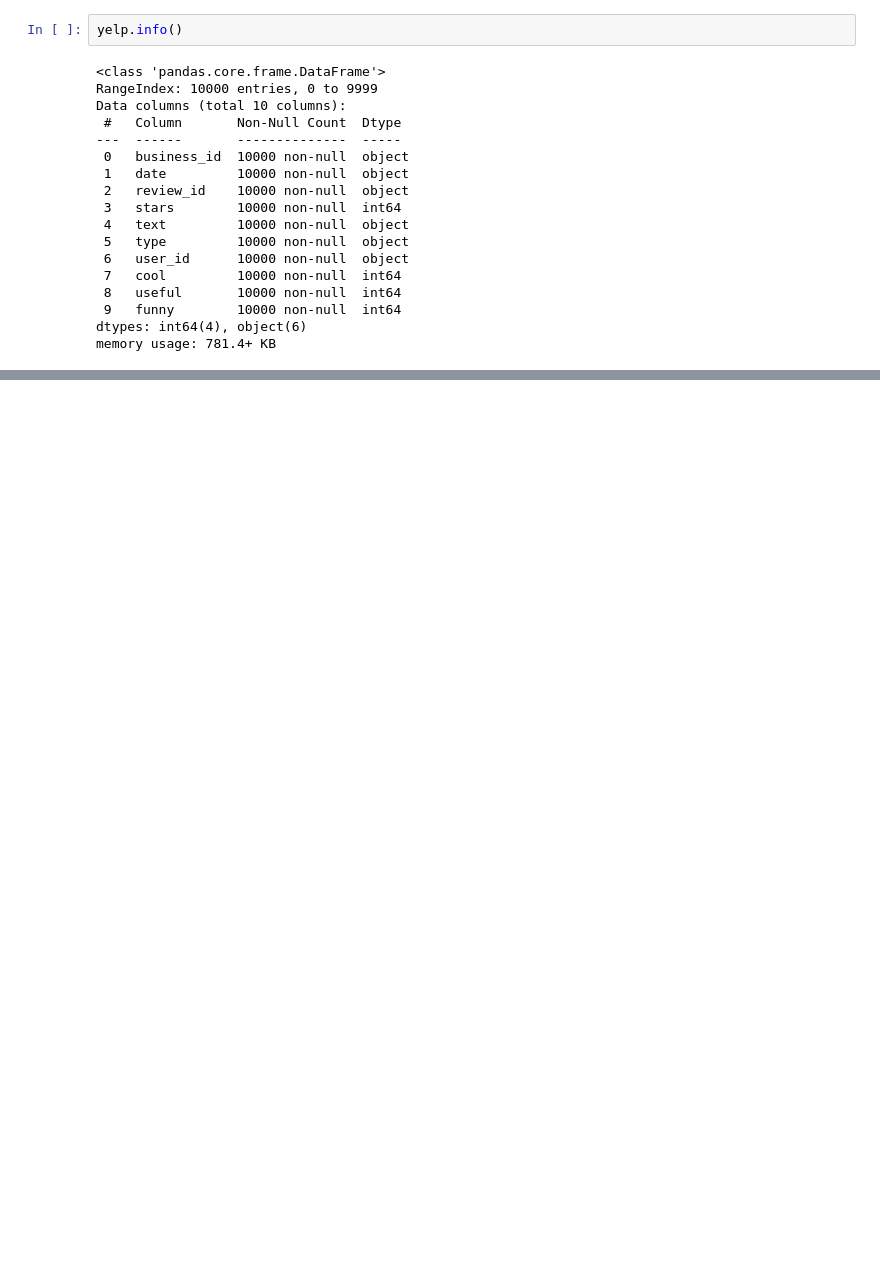
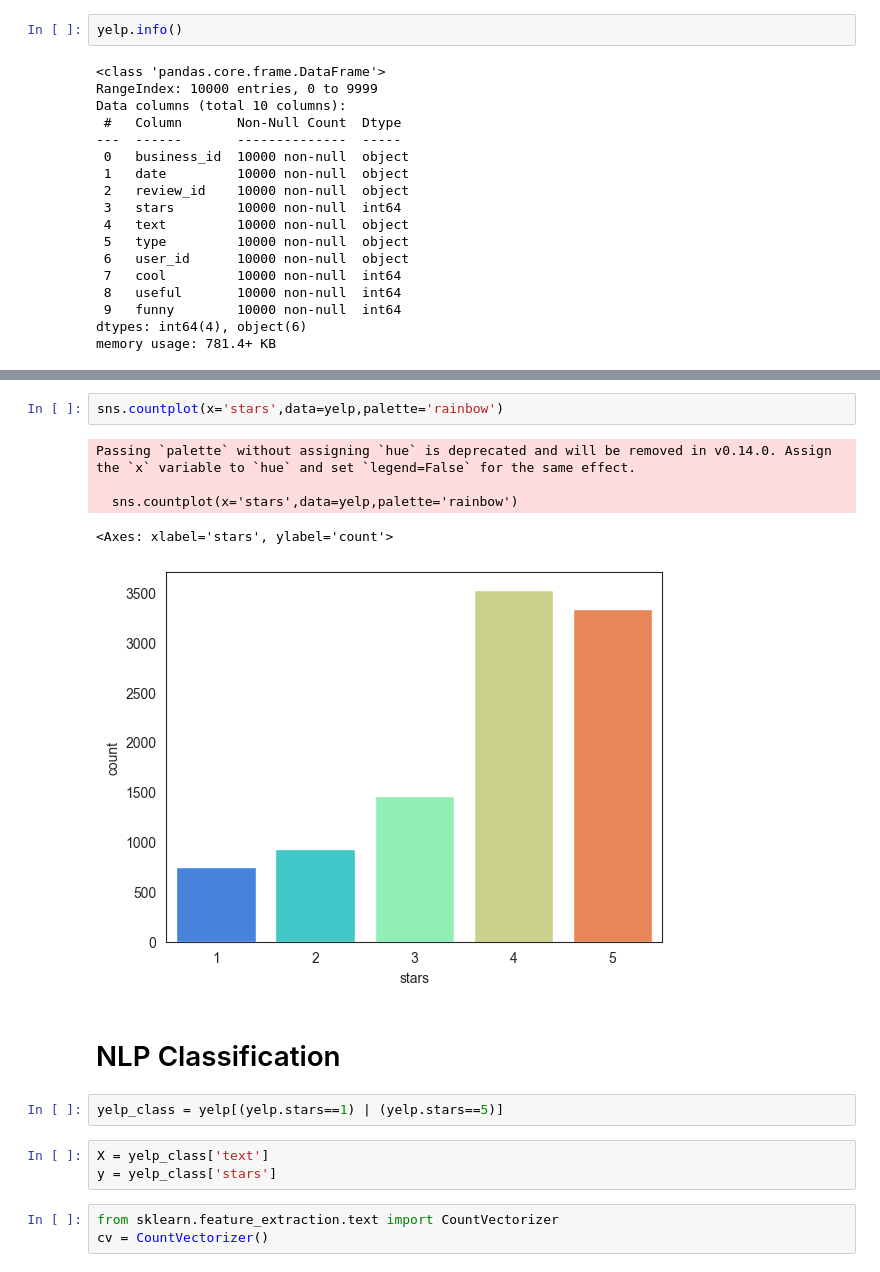
Before and after one commit to zeynepersen/Natural-language-processing, a Jupyter notebook: classify-yelp-reviews/classify-yelp-reviews.ipynb, the cells around one changed output, grey strips where cells are left out. Drawn from its saved outputs; the diff is of its cells as text; blank space fills up the shorter version.

```diff
--- a/classify-yelp-reviews/classify-yelp-reviews.ipynb
+++ b/classify-yelp-reviews/classify-yelp-reviews.ipynb
@@ -34,0 +68,18 @@ memory usage: 781.4+ KB
+# %%
+sns.countplot(x='stars',data=yelp,palette='rainbow')
+# %% [output]
+Passing `palette` without assigning `hue` is deprecated and will be removed in v0.14.0. Assign the `x` variable to `hue` and set `legend=False` for the same effect.
+
+  sns.countplot(x='stars',data=yelp,palette='rainbow')
+<Axes: xlabel='stars', ylabel='count'>
+[figure, added]
+# %% [markdown]
+# NLP Classification
+# %%
+yelp_class = yelp[(yelp.stars==1) | (yelp.stars==5)]
+# %%
+X = yelp_class['text']
+y = yelp_class['stars']
+# %%
+from sklearn.feature_extraction.text import CountVectorizer
+cv = CountVectorizer()
```
Also changed, not shown: parts of 26 cells of this notebook.
